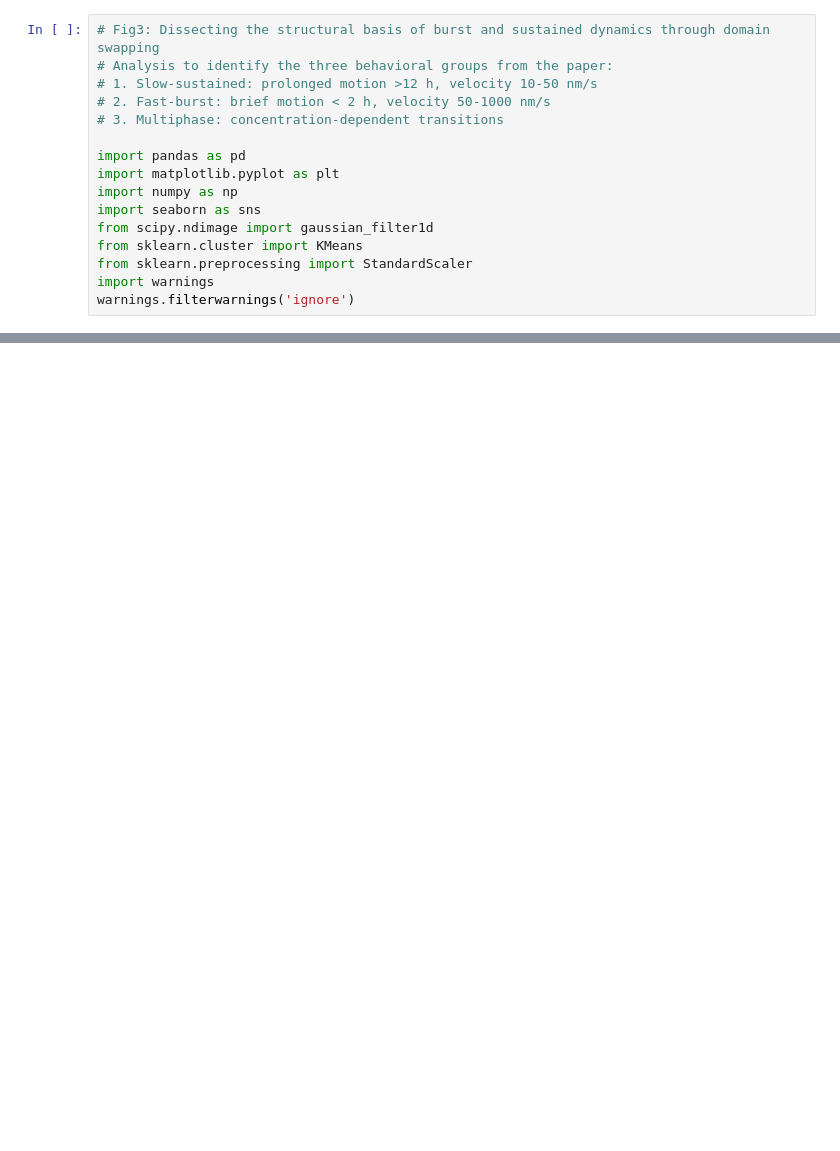
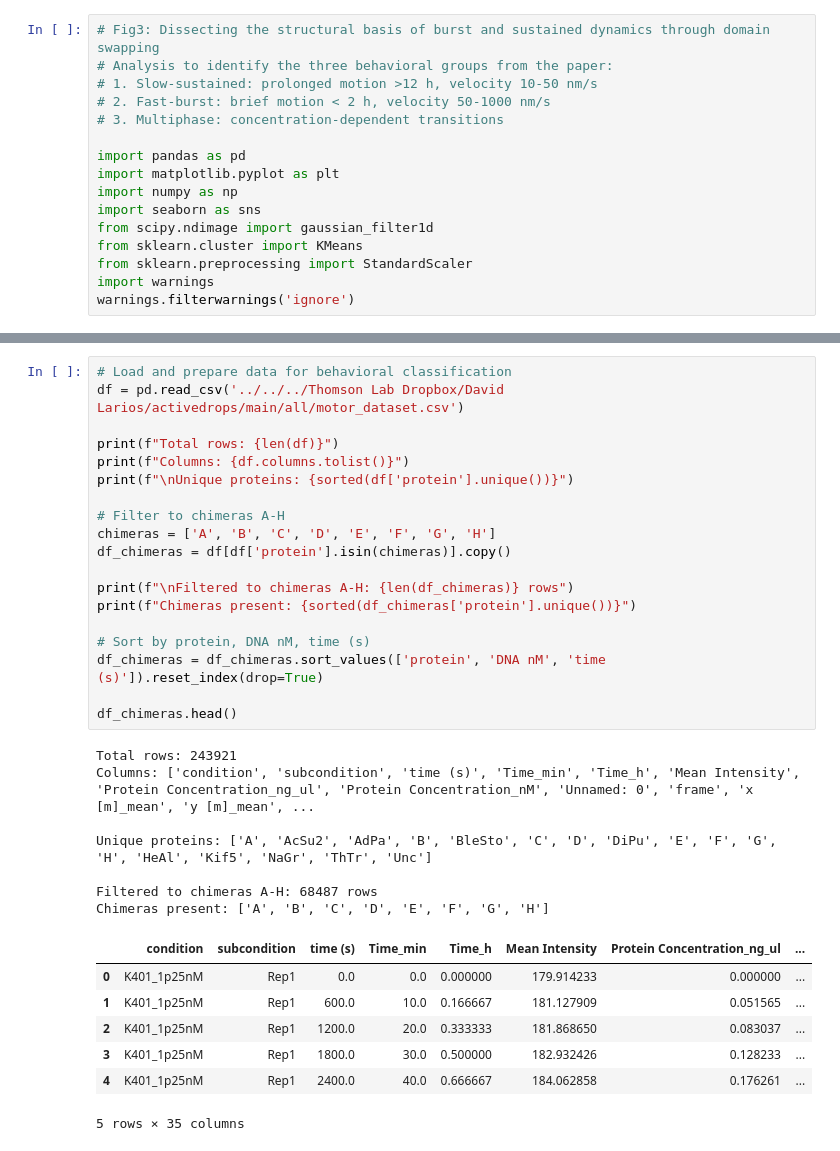
Before and after one commit to dalarios/activedrops, a Jupyter notebook: paper/plotting_clean copy.ipynb, the cells around one changed output, grey strips where cells are left out. Cells and saved outputs as stored; diff of their text form; blank space fills up the shorter version.

```diff
--- a/paper/plotting_clean copy.ipynb
+++ b/paper/plotting_clean copy.ipynb
@@ -1222,0 +17,34 @@ ValueError: array([0, 0, 0, 0, 1, 0, 0, 0, 1, 0, 0, 2], dtype=int32) is not a va
+# %%
+# Load and prepare data for behavioral classification
+df = pd.read_csv('../../../Thomson Lab Dropbox/David Larios/activedrops/main/all/motor_dataset.csv')
+
+print(f"Total rows: {len(df)}")
+print(f"Columns: {df.columns.tolist()}")
+print(f"\nUnique proteins: {sorted(df['protein'].unique())}")
+
+# Filter to chimeras A-H
+chimeras = ['A', 'B', 'C', 'D', 'E', 'F', 'G', 'H']
+df_chimeras = df[df['protein'].isin(chimeras)].copy()
+
+print(f"\nFiltered to chimeras A-H: {len(df_chimeras)} rows")
+print(f"Chimeras present: {sorted(df_chimeras['protein'].unique())}")
+
+# Sort by protein, DNA nM, time (s)
+df_chimeras = df_chimeras.sort_values(['protein', 'DNA nM', 'time (s)']).reset_index(drop=True)
+
+df_chimeras.head()
+# %% [output]
+Total rows: 243921
+Columns: ['condition', 'subcondition', 'time (s)', 'Time_min', 'Time_h', 'Mean Intensity', 'Protein Concentration_ng_ul', 'Protein Concentration_nM', 'Unnamed: 0', 'frame', 'x [m]_mean', 'y [m]_mean', ...
+
+Unique proteins: ['A', 'AcSu2', 'AdPa', 'B', 'BleSto', 'C', 'D', 'DiPu', 'E', 'F', 'G', 'H', 'HeAl', 'Kif5', 'NaGr', 'ThTr', 'Unc']
+
+Filtered to chimeras A-H: 68487 rows
+Chimeras present: ['A', 'B', 'C', 'D', 'E', 'F', 'G', 'H']
+|  | condition | subcondition | time (s) | Time_min | Time_h | Mean Intensity | Protein Concentration_ng_ul | ... |
+| 0 | K401_1p25nM | Rep1 | 0.0 | 0.0 | 0.000000 | 179.914233 | 0.000000 | ... |
+| 1 | K401_1p25nM | Rep1 | 600.0 | 10.0 | 0.166667 | 181.127909 | 0.051565 | ... |
+| 2 | K401_1p25nM | Rep1 | 1200.0 | 20.0 | 0.333333 | 181.868650 | 0.083037 | ... |
+| 3 | K401_1p25nM | Rep1 | 1800.0 | 30.0 | 0.500000 | 182.932426 | 0.128233 | ... |
+| 4 | K401_1p25nM | Rep1 | 2400.0 | 40.0 | 0.666667 | 184.062858 | 0.176261 | ... |
+5 rows × 35 columns
```
Also changed, not shown: parts of 28 cells of this notebook, 26 other files.
